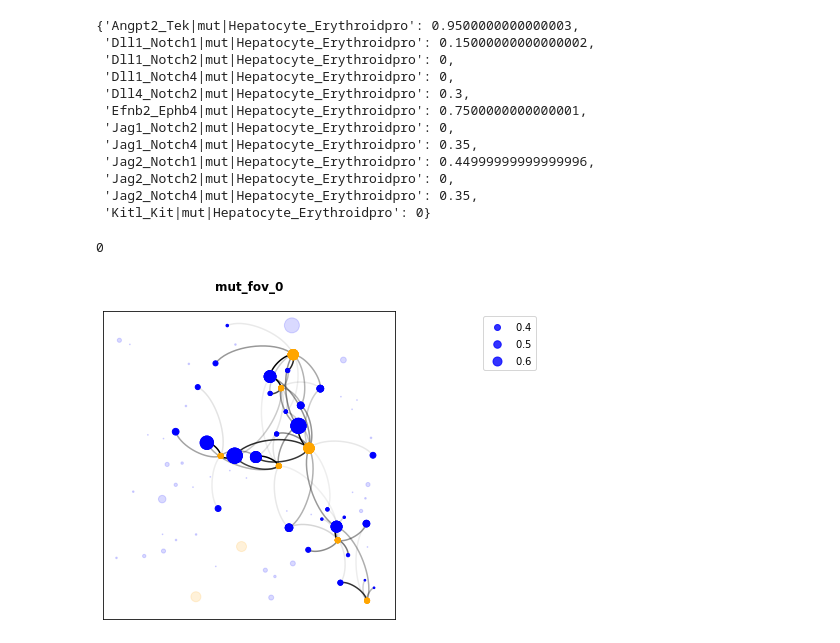
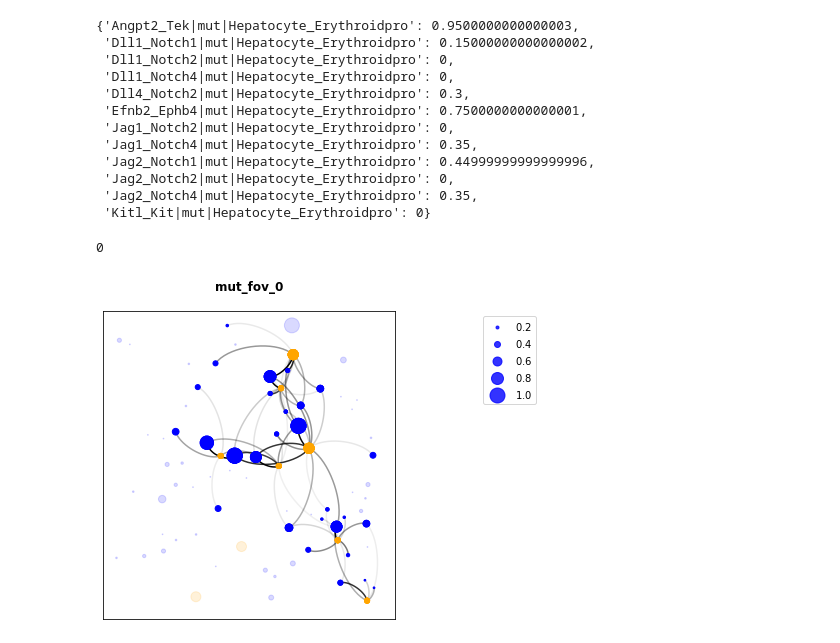
Before and after one commit to Caochris/SCOTIA, a Jupyter notebook: notebook/dbscan_ot_example.ipynb, the cells around one changed output. Cells and saved outputs as stored; diff of their text form; code cells hidden in the pictures.

```diff
--- a/notebook/dbscan_ot_example.ipynb
+++ b/notebook/dbscan_ot_example.ipynb
@@ -42,8 +35,7 @@ sys.path.insert(0, '/data/hemberg/jingyi/project/1.pdac/scripts/dbscan_ot_py/')
 import dbscan_ot
 # %%
 #set your workspace directory
-#datap = 'your_workspace_path'
-datap = '/data/hemberg/jingyi/project/1.pdac/scripts/dbscan_ot_py/'
+datap = 'your_workspace_path'
 # %%
 #load input: metatable, count matrix, ligand-receptor pairs
 group = 'mut'
@@ -488,35 +480,33 @@ for fov in [0]:
 
             plt.figure(figsize=(7,5))
             ax1 = plt.scatter(l_pos[:,0],l_pos[:,1],c = 'orange',s = (15*l_exp_sel)**2,label = l_gene,alpha = 1,zorder=2)
             ax2 = plt.scatter(r_pos[:,0],r_pos[:,1],c = 'blue',s = (15*r_exp_sel)**2,label = r_gene,alpha = 1,zorder=3)
             ax3 = plt.scatter(l_uniq_pos[:,0],l_uniq_pos[:,1],c = 'orange',s = (15*l_exp_all)**2,alpha = 0.15)
             ax4 = plt.scatter(r_uniq_pos[:,0],r_uniq_pos[:,1],c = 'blue',s = (15*r_exp_all)**2,alpha = 0.15)
 
             G = list(df_sel['likelihood'])
             ax = plt.axes()
             all_curves = dbscan_ot.curved_edges(l_pos,r_pos)
             for n,i in enumerate(list(range(l_pos.shape[0]))):
                 lc = LineCollection([all_curves[i]], colors='black',alpha = np.min([G[n]/np.quantile(G,q=0.9),1]), zorder=0)
                 ax.add_collection(lc)
 
 
 
             plt.title(group+"_fov_"+str(fov)+"\n",fontweight="bold")
             plt.tick_params(
                 axis='both',
                 which='both',
                 bottom=False,
                 left=False,
                 labelleft=False,
                 labelbottom=False)
-            kw = dict(prop="sizes", num=4,func=lambda s: np.sqrt(s)/15,color ='blue',alpha=0.8)
-            plt.legend(*ax1.legend_elements(**kw),bbox_to_anchor=(1.5,1))
-            #kw = dict(prop="sizes", num=4,func=lambda s: np.sqrt(s)/15,color ='orange',alpha=0.8)
-            #plt.legend(*ax2.legend_elements(**kw),bbox_to_anchor=(1.5,1))
+            kw = dict(prop="sizes", num=5,func=lambda s: np.sqrt(s)/15,color ='blue',alpha=0.8)
+            plt.legend(*ax2.legend_elements(**kw),bbox_to_anchor=(1.5,1))
             plt.tight_layout()
 
             #plt.savefig(datap+'/example/output/Figs/'+group+"_fov_"+str(fov)+'_'+source_ct+"_"+target_ct+'.spatail.pdf',dpi=100)
             plt.show()
 # %% [output]
 0
-[figure, old version]
+[figure, new version]
```
Also changed, not shown: parts of 2 cells of this notebook, 1 other file.
